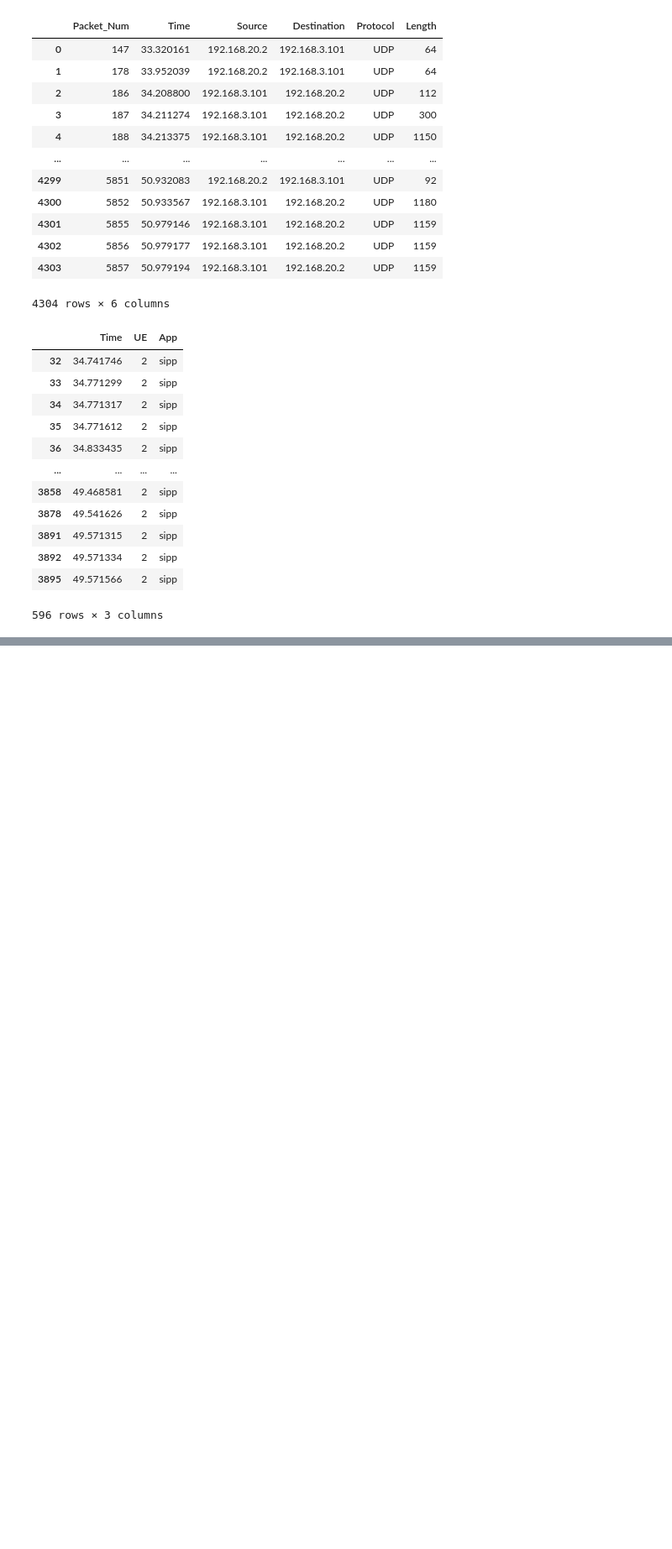
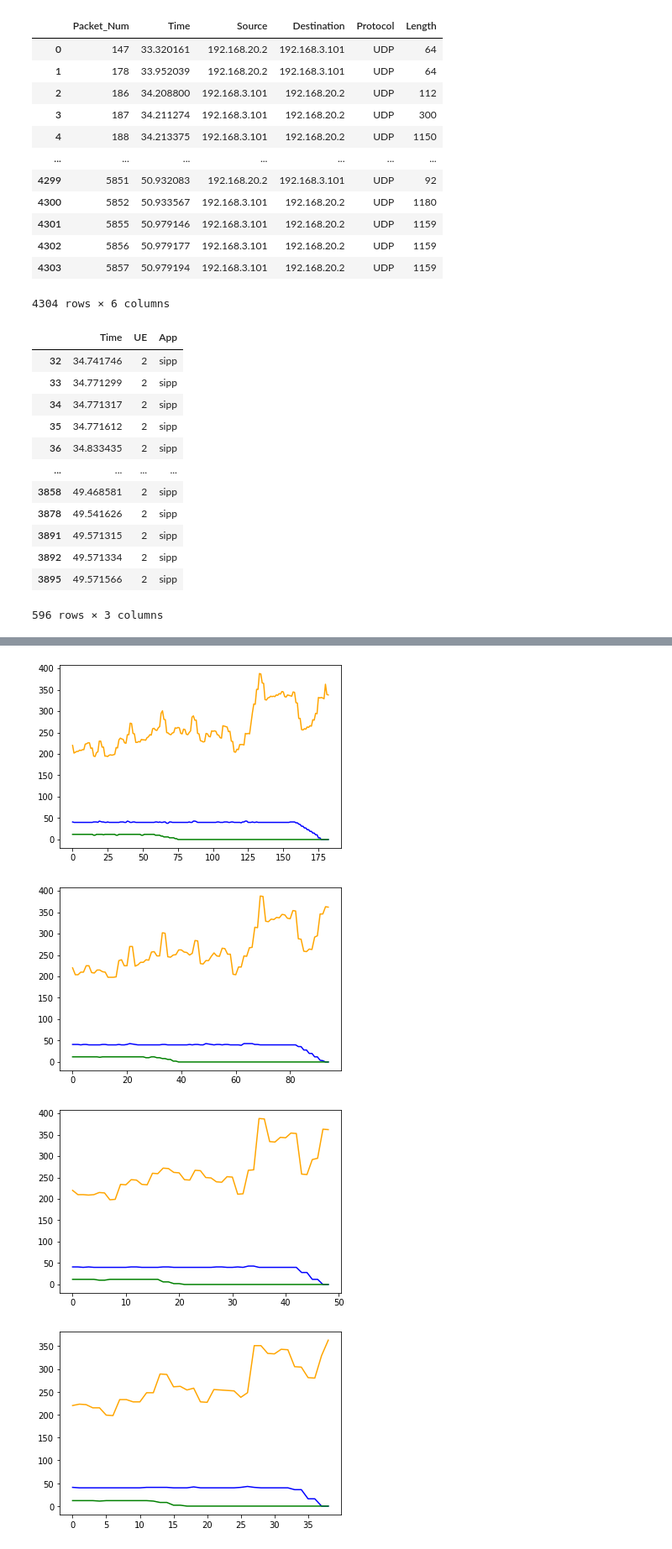
Before and after one commit to teo-tsou/app_aware_5g, a Jupyter notebook: dataset/Data-Pre.ipynb, the cells around one changed output, grey strips where cells are left out. Shown: that part at 84% size. Cells and saved outputs as stored; diff of their text form; code cells hidden in the pictures; blank space fills up the shorter version.

```diff
--- a/dataset/Data-Pre.ipynb
+++ b/dataset/Data-Pre.ipynb
@@ -75,0 +282,17 @@ new_df.to_csv("ue-app_time.csv",index=False)
+# %%
+next_starts = [0.1,0.2,0.4,0.5,0.6,0.7,0.8,0.9,1]
+win_durations = [1]
+for next_s in next_starts:
+    for win_d in win_durations:
+        web_rtc, sipp, web_server = window_crop_new(new_df, offset = 1000, next_start_duration=next_s, window_duration=win_d)
+
+        plt.figure()
+        plt.plot(web_rtc,color='orange')
+        plt.plot(sipp, color ='blue')
+        plt.plot(web_server, color='green')
+        plt.show()
+# %% [output]
+[figure, added]
+[figure, added]
+[figure, added]
+[figure, added]
```
Also changed, not shown: parts of 13 cells of this notebook.
